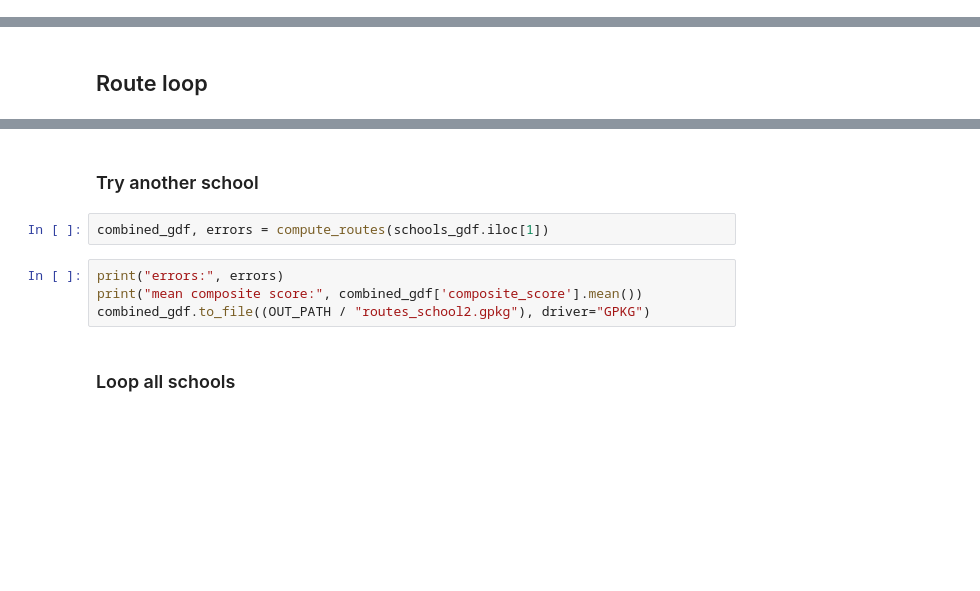
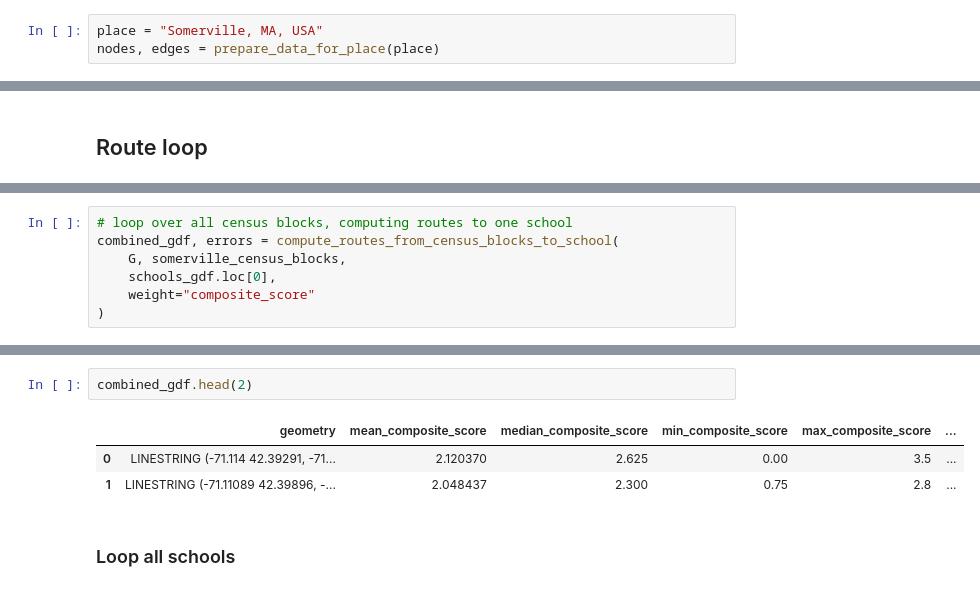
Before and after one commit to dustinmichels/bike-stress-model, a Jupyter notebook: backend/notebooks/main.ipynb, the cells around one changed output, grey strips where cells are left out. Saved outputs shown, nothing was run; the diff lists cells and outputs as text; blank space fills up the shorter version.

```diff
--- a/backend/notebooks/main.ipynb
+++ b/backend/notebooks/main.ipynb
@@ -41,0 +44,3 @@ nodes, edges = prepare_data_for_place("Somerville, MA, USA")
+# %%
+place = "Somerville, MA, USA"
+nodes, edges = prepare_data_for_place(place)
@@ -174 +205,8 @@ combined_gdf, errors = compute_routes(schools_gdf.iloc[0])
+# %%
+# loop over all census blocks, computing routes to one school
+combined_gdf, errors = compute_routes_from_census_blocks_to_school(
+    G, somerville_census_blocks,
+    schools_gdf.loc[0],
+    weight="composite_score"
+)
 # %%
@@ -179,10 +227,8 @@ combined_gdf.to_file((OUT_PATH / "routes_school1.gpkg"), driver="GPKG")
-# %% [markdown]
-### Try another school
-# %%
-combined_gdf, errors = compute_routes(schools_gdf.iloc[1])
-# %%
-print("errors:", errors)
-print("mean composite score:", combined_gdf['composite_score'].mean())
-combined_gdf.to_file((OUT_PATH / "routes_school2.gpkg"), driver="GPKG")
+# %%
+combined_gdf.head(2)
+# %% [output]
+|  | geometry | mean_composite_score | median_composite_score | min_composite_score | max_composite_score | ... |
+| 0 | LINESTRING (-71.114 42.39291, -71... | 2.120370 | 2.625 | 0.00 | 3.5 | ... |
+| 1 | LINESTRING (-71.11089 42.39896, -... | 2.048437 | 2.300 | 0.75 | 2.8 | ... |
 # %% [markdown]
 ### Loop all schools
```
Also changed, not shown: parts of 23 cells of this notebook, 5 other files.
